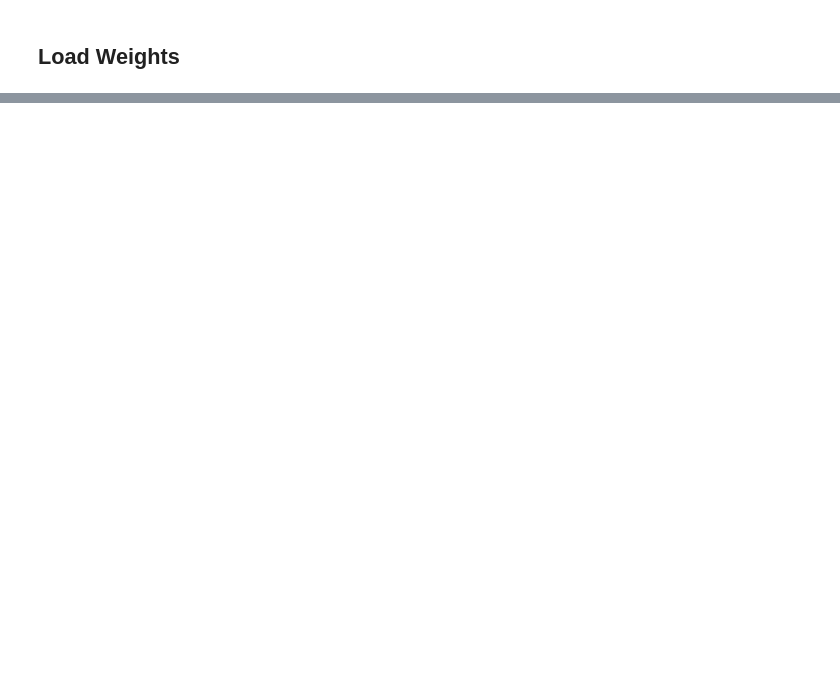
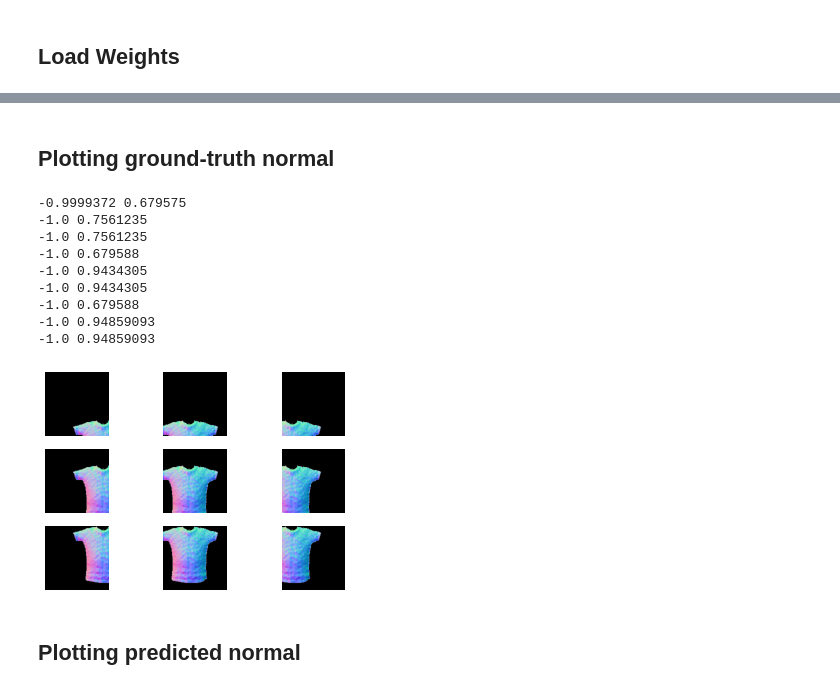
Before and after one commit to Atamarado/DLVR_3DReconstruction, a Jupyter notebook: src/PatchNet_Plotting_GColab.ipynb, the cells around one changed output, grey strips where cells are left out. Cells and saved outputs as stored; diff of their text form; code cells hidden in the pictures; blank space fills up the shorter version.

```diff
--- a/src/PatchNet_Plotting_GColab.ipynb
+++ b/src/PatchNet_Plotting_GColab.ipynb
@@ -163,0 +201,6 @@ patchnet.normals_decoder.layers.load_weights('/content/weights/epoch_9_normals')
+# %%
+x, y = datagen.__getitem__(0, raw_depth=False)
+pred_depth, pred_normal = patchnet(x[:,:,:,:3])
+# %%
+depth_gt = y[0, :, :, 0].numpy()
+normal_gt = y[0, :, :, 1:].numpy()
@@ -163,0 +209,35 @@ patchnet.normals_decoder.layers.load_weights('/content/weights/epoch_9_normals')
+# %% [markdown]
+## Plotting ground-truth normal
+# %%
+for i in range(9):
+  normal_gt = y[i, :, :, 1:].numpy()
+
+  iszero = np.sum(normal_gt == 0, axis=-1)
+  foreground_mask = (iszero != 3).astype(np.float32).reshape((patch_size, patch_size, 1))
+
+  # rel_depth_gt = depth_gt - depth_gt.sum() / foreground_mask.sum()
+  # rel_depth_gt[depth_gt == 0] = 0
+
+  print(normal_gt.min(), normal_gt.max())
+
+  normal_gt_rgb = normal_gt * 0.5 - 0.5
+
+  plt.subplot(330 + i + 1)
+  plt.gca().axis('off')
+  plt.gca().set_facecolor((0, 0, 0))
+  plt.gca().add_artist(plt.gca().patch)
+  plt.gca().patch.set_zorder(-1)
+  plt.imshow(np.concatenate([-normal_gt_rgb, foreground_mask], axis=-1))
+# %% [output]
+-0.9999372 0.679575
+-1.0 0.7561235
+-1.0 0.7561235
+-1.0 0.679588
+-1.0 0.9434305
+-1.0 0.9434305
+-1.0 0.679588
+-1.0 0.94859093
+-1.0 0.94859093
+[figure, added]
+# %% [markdown]
+## Plotting predicted normal
```
Also changed, not shown: parts of 36 cells of this notebook.
